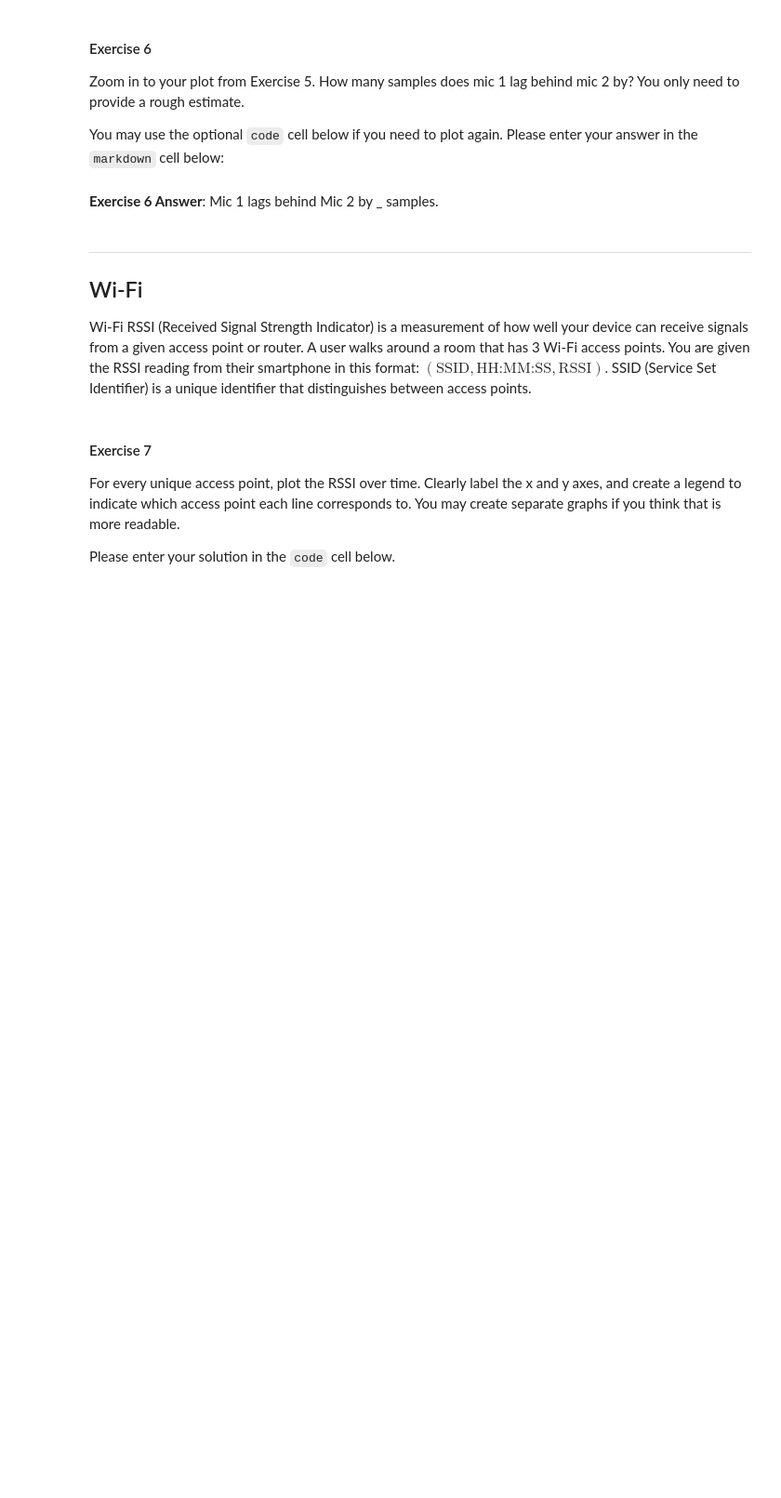
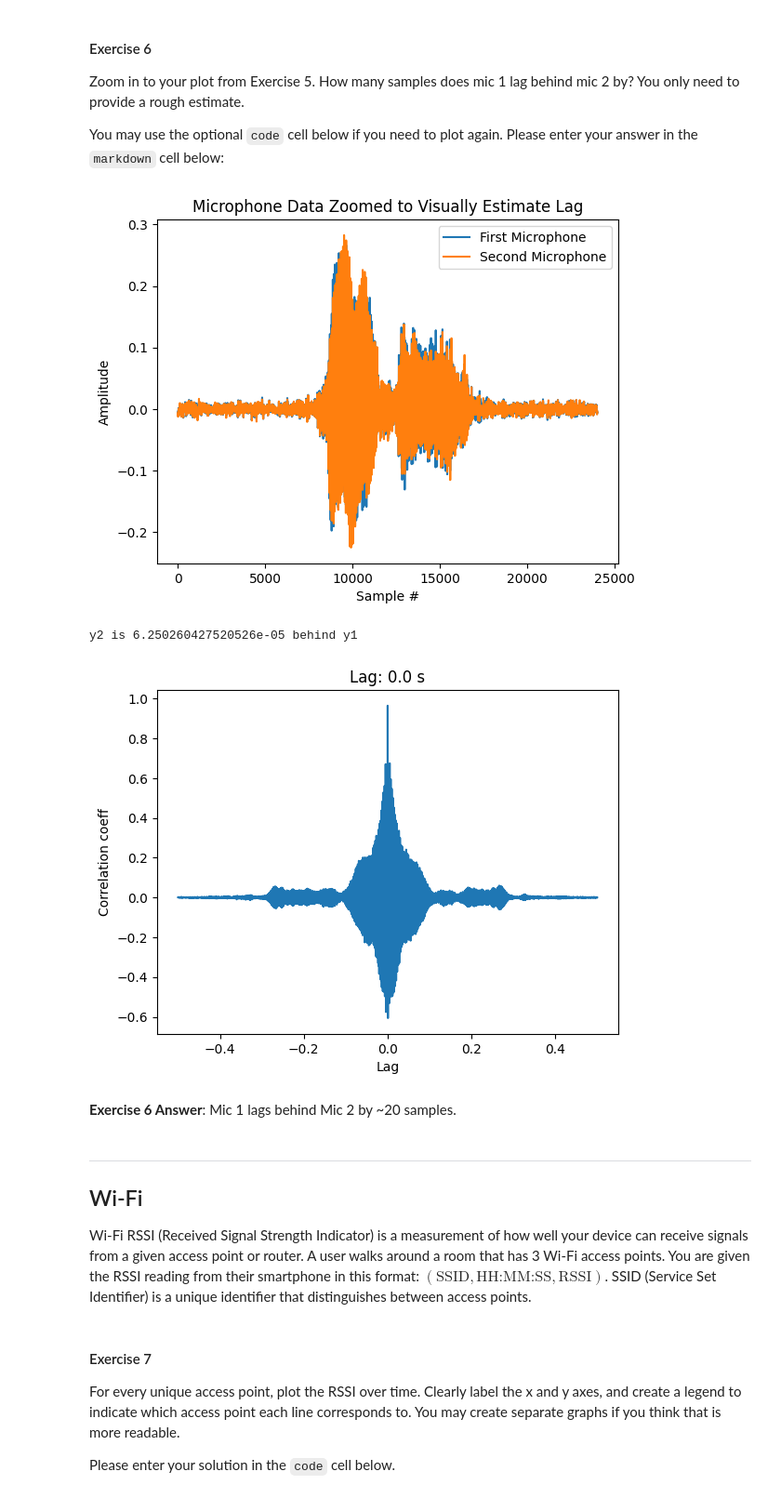
Before and after one commit to rutvikts/ECE434_SP24, a Jupyter notebook: MP1_data_visualization/MP1.ipynb, the cells around one changed output. Shown: that part at 93% size. Drawn from its saved outputs; the diff is of its cells as text; code cells hidden in the pictures; blank space fills up the shorter version.

Commit message:
progress upto exercise 6

```diff
--- a/MP1_data_visualization/MP1.ipynb
+++ b/MP1_data_visualization/MP1.ipynb
@@ -155,5 +159,59 @@ You may use the optional `code` cell below if you need to plot again. Please ent
+# %%
+# (Optional) Exercise 6 code here:
+# Reading CSV with defined cols
+df_mic_lag = pd.read_csv(filename, names=cols_mic)
+
+# Plotting zoomed graph
+title_text_lag = "Microphone Data Zoomed to Visually Estimate Lag"
+mic_graph = df_mic_lag.plot(xlabel="Sample #",ylabel="Amplitude",title=title_text_lag,kind='line')
+# mic_graph.set_xlim(17530,17560)
+plt.show()
+
+
+# # Calculate cross-correlation between the two microphone signals
+# cross_corr = np.correlate(df_mic_lag['First Microphone'], df_mic_lag['Second Microphone'], mode='full')
+
+# # Find the lag (index) at which cross-correlation is maximized
+# lag = np.argmax(cross_corr) - len(df_mic_lag['Second Microphone']) + 1
+# print(np.argmax(cross_corr), len(df_mic_lag['Second Microphone']) + 1)
+
+# # Print or use the lag value
+# print("Sample lag between Mic 1 and Mic 2:", lag)
+
+
+from scipy import signal
+
+def lag_finder(y1, y2, sr):
+    n = len(y1)
+
+    corr = signal.correlate(y2, y1, mode='same') / np.sqrt(signal.correlate(y1, y1, mode='same')[int(n/2)] * signal.correlate(y2, y2, mode='same')[int(n/2)])
+
+    delay_arr = np.linspace(-0.5*n/sr, 0.5*n/sr, n)
+    delay = delay_arr[np.argmax(corr)]
+    print('y2 is ' + str(delay) + ' behind y1')
+
+    plt.figure()
+    plt.plot(delay_arr, corr)
+    plt.title('Lag: ' + str(np.round(delay, 3)) + ' s')
+    plt.xlabel('Lag')
+    plt.ylabel('Correlation coeff')
+    plt.show()
+
+# Sine sample with some noise and copy to y1 and y2 with a 1-second lag
+sr = 24000
+# y = np.linspace(0, 2*np.pi, sr)
+# y = np.tile(np.sin(y), 5)
+# y += np.random.normal(0, 5, y.shape)
+# y1 = y[sr:4*sr]
+# y2 = y[:3*sr]
+
+lag_finder(df_mic['First Microphone'], df_mic['Second Microphone'], sr)
+# %% [output]
+[figure, added]
+y2 is 6.250260427520526e-05 behind y1
+[figure, added]
 # %% [markdown]
-**Exercise 6 Answer**: Mic 1 lags behind Mic 2 by _ samples.
+**Exercise 6 Answer**: Mic 1 lags behind Mic 2 by ~20 samples.
 # %% [markdown]
 ---
 ## Wi-Fi
```
Also changed, not shown: parts of 4 cells of this notebook.
